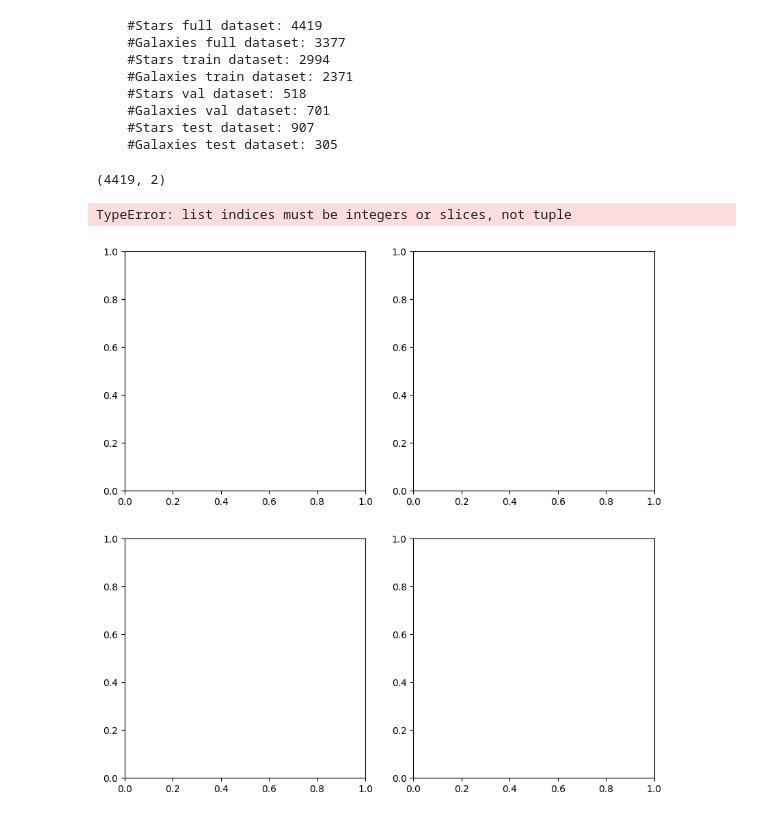
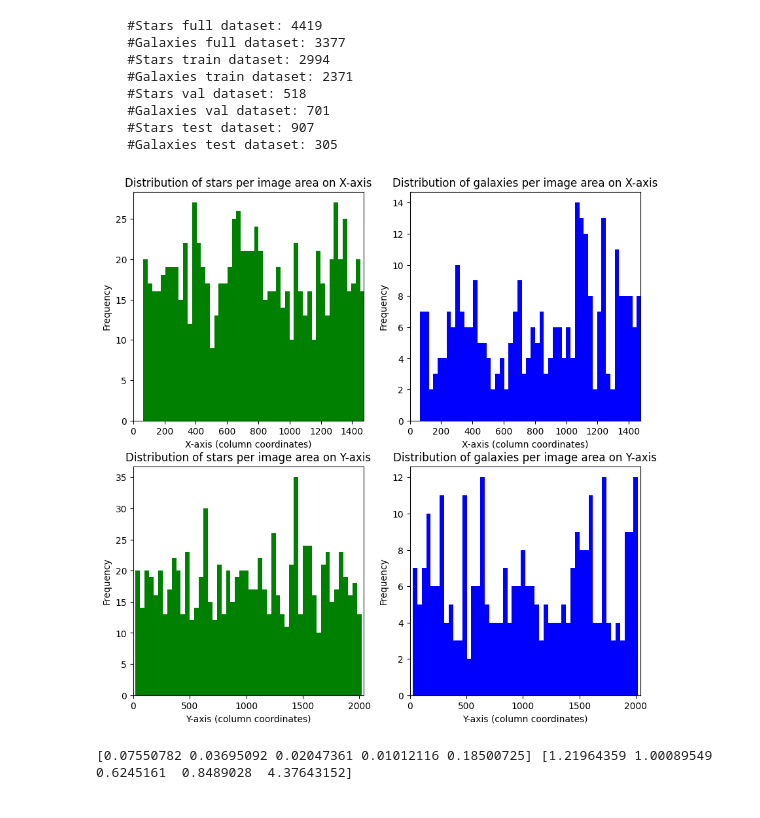
Before and after one commit to felix-zailskas/star-galaxy-classification, a Jupyter notebook: src/statistics.ipynb, the cells around one changed output. Cells and saved outputs as stored; diff of their text form; code cells hidden in the pictures.

```diff
--- a/src/statistics.ipynb
+++ b/src/statistics.ipynb
@@ -17,29 +17,38 @@ train_files = [
 val_files = ["003918-3-0213", "007264-3-0111"]
 test_files = ["008162-6-0080"]
 
+common_shape = (1472, 1984, 5)
+
 train_images, train_stars, train_galaxies = [], [], []
 for file_name in train_files:
     curr_data = scipy.io.loadmat(f"../data/processed/{file_name}.mat")
-    train_images.append(curr_data["image"])
+    curr_image = curr_data["image"][:common_shape[0], :common_shape[1], :]
+    train_images.append(curr_image)
     train_stars.extend(curr_data["stars"])
     train_galaxies.extend(curr_data["galaxies"])
+train_images = np.array(train_images)
 
 val_images, val_stars, val_galaxies = [], [], []
 for file_name in val_files:
     curr_data = scipy.io.loadmat(f"../data/processed/{file_name}.mat")
-    val_images.append(curr_data["image"])
+    curr_image = curr_data["image"][:common_shape[0], :common_shape[1], :]
+    val_images.append(curr_image)
     val_stars.extend(curr_data["stars"])
     val_galaxies.extend(curr_data["galaxies"])
+val_images = np.array(val_images)
 
 test_images, test_stars, test_galaxies = [], [], []
 for file_name in test_files:
     curr_data = scipy.io.loadmat(f"../data/processed/{file_name}.mat")
-    test_images.append(curr_data["image"])
+    curr_image = curr_data["image"][:common_shape[0], :common_shape[1], :]
+    test_images.append(curr_image)
     test_stars.extend(curr_data["stars"])
     test_galaxies.extend(curr_data["galaxies"])
+test_images = np.array(test_images)
 
 all_stars = train_stars + val_stars + test_stars
 all_gals = train_galaxies + val_galaxies + test_galaxies
+all_images = np.concatenate((train_images, val_images, test_images), axis=0)
 # %%
 print(f"""
     #Stars full dataset: {len(all_stars)}
@@ -60,15 +69,11 @@ print(f"""
     #Galaxies val dataset: 701
     #Stars test dataset: 907
     #Galaxies test dataset: 305
-# %%
-np.array(all_stars).shape
-# %% [output]
-(4419, 2)
 # %%
 fig, ax = plt.subplots(2, 2, figsize=(10, 10))
 
-stars = np.array(all_stars)
-galaxies = np.array(all_gals)
+stars = np.array(test_stars)
+galaxies = np.array(test_galaxies)
 
 ax[0, 0].hist(
     stars[:, 1], bins=50, color="green"
@@ -78,32 +83,37 @@ ax[0, 0].set_ylabel("Frequency")
 ax[0, 0].title.set_text("Distribution of stars per image area on X-axis")
 ax[0, 0].set_xlim(0, 1474)
 
 ax[0, 1].hist(
     galaxies[:, 1], bins=50, color="blue"
 )  # Adjust the number of bins as needed
 ax[0, 1].set_xlabel("X-axis (column coordinates)")
 ax[0, 1].set_ylabel("Frequency")
 ax[0, 1].title.set_text("Distribution of galaxies per image area on X-axis")
 ax[0, 1].set_xlim(0, 1474)
 
 ax[1, 0].hist(
     stars[:, 0], bins=50, color="green"
 )  # Adjust the number of bins as needed
 ax[1, 0].set_xlabel("Y-axis (column coordinates)")
 ax[1, 0].set_ylabel("Frequency")
 ax[1, 0].title.set_text("Distribution of stars per image area on Y-axis")
 ax[1, 0].set_xlim(0, 2041)
 
 ax[1, 1].hist(
     galaxies[:, 0], bins=50, color="blue"
 )  # Adjust the number of bins as needed
 ax[1, 1].set_xlabel("Y-axis (column coordinates)")
 ax[1, 1].set_ylabel("Frequency")
 ax[1, 1].title.set_text("Distribution of galaxies per image area on Y-axis")
 ax[1, 1].set_xlim(0, 2041)
 
 
 plt.show()
 # %% [output]
-TypeError: list indices must be integers or slices, not tuple
-[figure, old version]
+[figure, new version]
+# %%
+channel_mean = np.mean(all_images, axis=(0, 1, 2))
+channel_std = np.std(all_images, axis=(0, 1, 2))
+print(channel_mean, channel_std)
+# %% [output]
+[0.07550782 0.03695092 0.02047361 0.01012116 0.18500725] [1.21964359 1.00089549 0.6245161  0.8489028  4.37643152]
```
